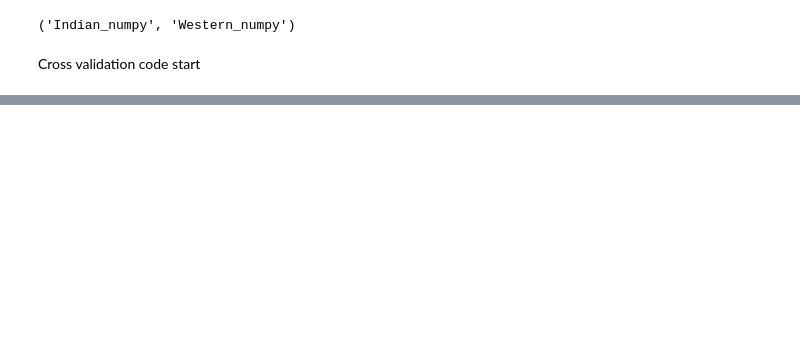
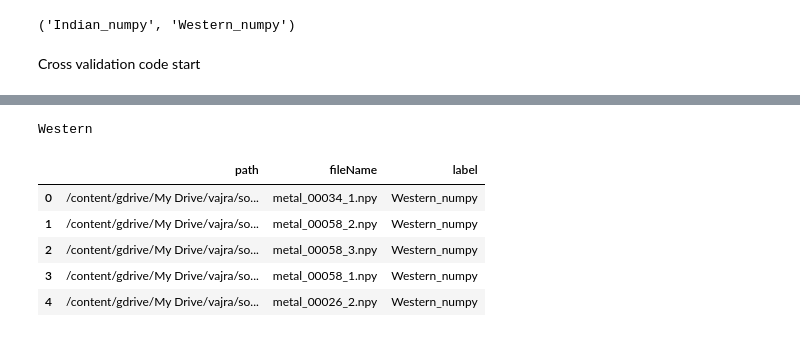
Before and after one commit to agarr3/vajra-new, a Jupyter notebook: WI_SIMPLE_CNN_CLASSIFIER_MEL.ipynb, the cells around one changed output, grey strips where cells are left out. Saved outputs shown, nothing was run; the diff lists cells and outputs as text; code cells hidden in the pictures; blank space fills up the shorter version.

```diff
--- a/WI_SIMPLE_CNN_CLASSIFIER_MEL.ipynb
+++ b/WI_SIMPLE_CNN_CLASSIFIER_MEL.ipynb
@@ -678,0 +681,35 @@ Accuracy for class Western_numpy is: 99.9 %
+# %%
+GTZAN_BASE = "/content/drive/My Drive/vajra/songs-vajra-data/MEL/48Bins/GTZAN_mel_numpy"
+INDIAN_BASE = "/content/drive/My Drive/Kaggle/IndianMusic/MEL/Indian_Bolly_Kaggle_Test_numpy"
+
+external_files = []
+#exclusion = ["098567.npy","098569.npy", '098565.npy']
+exclusion = []
+print("Western")
+for r,d, fileList in os.walk("/content/gdrive/My Drive/vajra/songs-vajra-data/MEL/48Bins/GTZAN_mel_numpy"):
+  for file in fileList:
+
+    if(file not in exclusion):
+      external_files.append([os.path.join(r,file), file, "Western_numpy"])
+    else:
+      print(file)
+
+
+for r,d, fileList in os.walk("/content/gdrive/My Drive/Kaggle/IndianMusic/MEL/Indian_Bolly_Kaggle_Test_numpy"):
+  for file in fileList:
+
+    if(file not in exclusion):
+      external_files.append([os.path.join( r,file), file, "Indian_numpy"])
+    else:
+      print(file)
+
+externalDF = pd.DataFrame(external_files, columns=['path', 'fileName', 'label'])
+externalDF.head(5)
+# %% [output]
+Western
+|  | path | fileName | label |
+| 0 | /content/gdrive/My Drive/vajra/so... | metal_00034_1.npy | Western_numpy |
+| 1 | /content/gdrive/My Drive/vajra/so... | metal_00058_2.npy | Western_numpy |
+| 2 | /content/gdrive/My Drive/vajra/so... | metal_00058_3.npy | Western_numpy |
+| 3 | /content/gdrive/My Drive/vajra/so... | metal_00058_1.npy | Western_numpy |
+| 4 | /content/gdrive/My Drive/vajra/so... | metal_00026_2.npy | Western_numpy |
```
Also changed, not shown: parts of 16 cells of this notebook.
